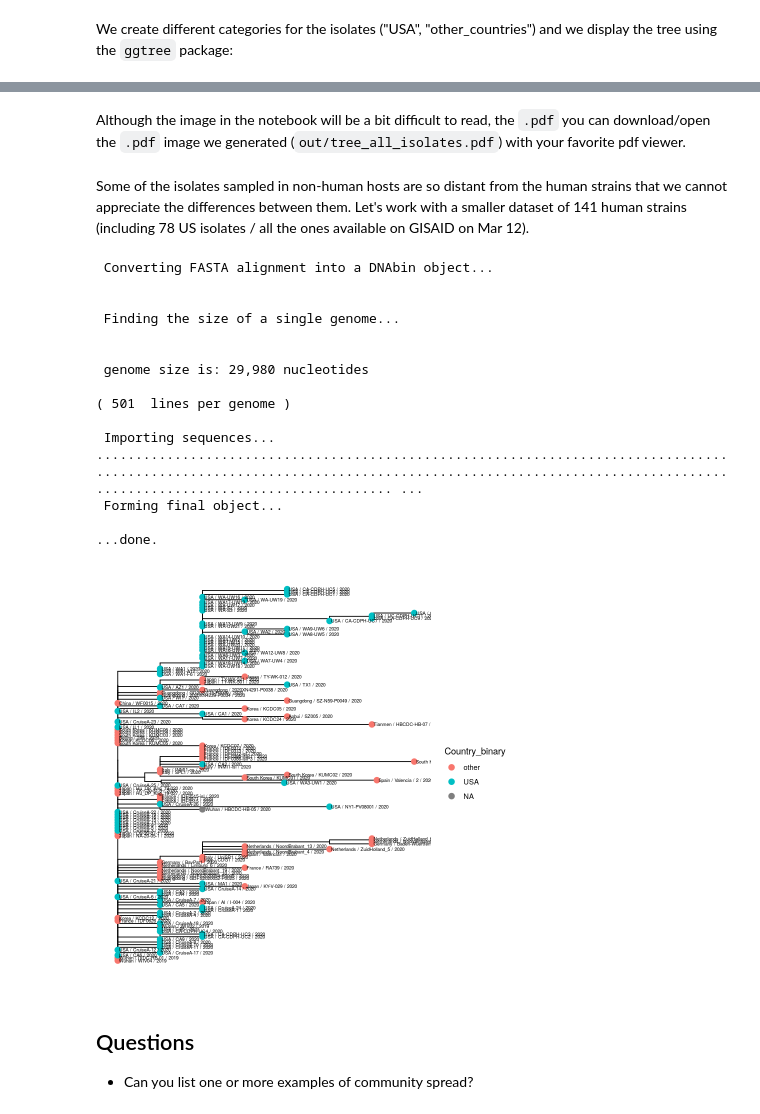
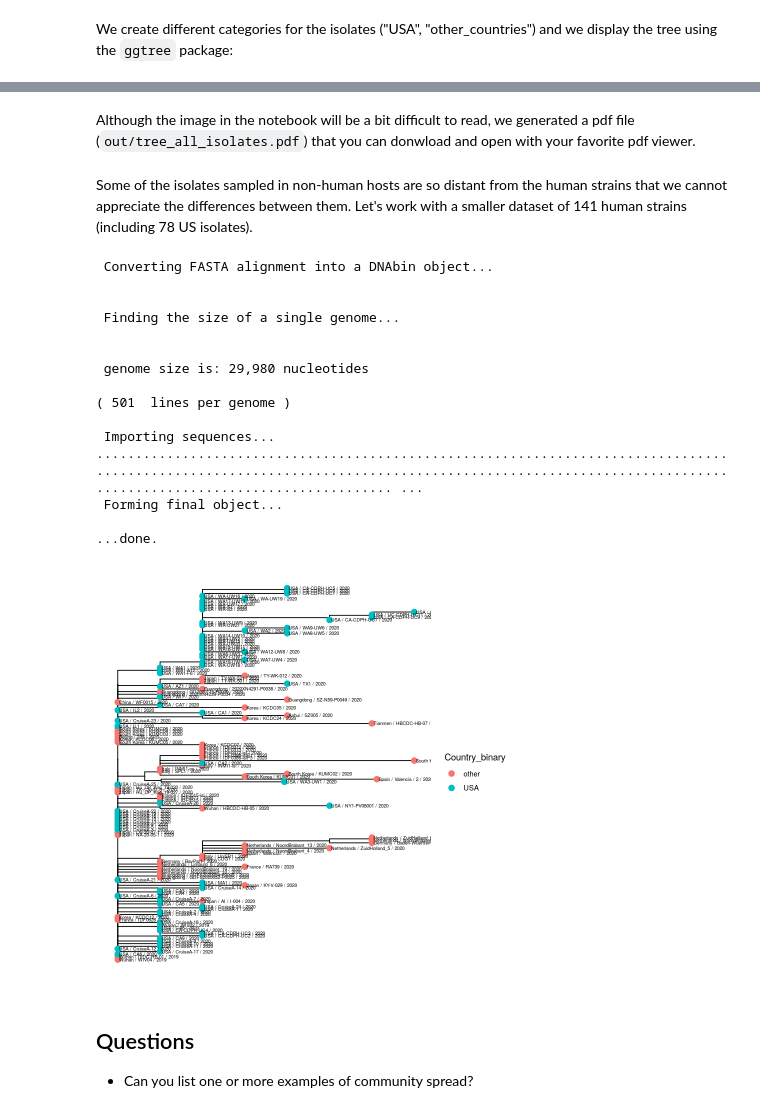
Before and after one commit to farhat-lab/AISC610_darwinian_medicine, a Jupyter notebook: tree_SarsCoV2.ipynb, the cells around one changed output, grey strips where cells are left out. Saved outputs shown, nothing was run; the diff lists cells and outputs as text; code cells hidden in the pictures.

Commit message:
Updated both notebooks. Added more explanations, links and fixed a few bugs on the CoV notebook (NAs in categories displayed on the tree)

```diff
--- a/tree_SarsCoV2.ipynb
+++ b/tree_SarsCoV2.ipynb
@@ -106,13 +109,13 @@ ggsave("out/tree_all_isolates.pdf",g_final, height = 70 , width = 30, limitsize=
 # %% [markdown]
-Although the image in the notebook will be a bit difficult to read, the `.pdf` you can download/open the `.pdf` image we generated (`out/tree_all_isolates.pdf`) with your favorite pdf viewer.
+Although the image in the notebook will be a bit difficult to read, we generated a pdf file  (`out/tree_all_isolates.pdf`) that you can donwload and open with your favorite pdf viewer.
 # %% [markdown]
-Some of the isolates sampled in non-human hosts are so distant from the human strains that we cannot appreciate the differences between them. Let's work with a smaller dataset of 141 human strains (including 78 US isolates / all the ones available on GISAID on Mar 12).
+Some of the isolates sampled in non-human hosts are so distant from the human strains that we cannot appreciate the differences between them. Let's work with a smaller dataset of 141 human strains (including 78 US isolates).
 # %%
 # we load the sequence alignments
 ali = fasta2DNAbin(file="data/sars_cov2_ali.fasta")
 
 # we calculate the distance between the sequences
-d_mat = dist.dna(ali_subset_human_strains)
+d_mat = dist.dna(ali)
 
 # we calculate the tree and root it
 tree = bionj(d_mat)
@@ -121,38 +124,39 @@ rtree=root(tree, outgroup="hCoV-19/Wuhan/WIV04/2019|EPI_ISL_402124")
 # we reformat the IDs to match the ones in the metadata table
 library(magrittr)
 rtree$tip.label = rtree$tip %>%
+gsub(pattern = "^ ", replacement = "") %>%
 gsub(pattern = "hCoV-19/", replacement = "") %>%
 gsub(pattern = "\\|[A-Z0-9_\\-]+", replacement = "",perl = TRUE) %>%
 gsub(pattern = "\\/", replacement = " \\/ ",perl = TRUE)
 
 # we load the metadata and create a new column: "USA" / "other_countries"
 md = read.csv("data/metadata/geo_loc.tsv",sep="\t")
 md$Country_binary = ifelse(md$Country == "USA","USA","other")
 md_sel=md[,c("Isolate_short_name","Country_binary")]
 
 # displaying tree
 library(ggtree)
 g=ggtree(rtree)
 g %<+% md_sel + geom_tippoint(aes(color=Country_binary), size=3) + geom_tiplab(size=2)
 g_final = g %<+% md_sel + geom_tippoint(aes(color=Country_binary), size=3) + geom_tiplab(size=3)
 ggsave("out/tree_us_vs_other_isolates.pdf",g_final, height = 20 , width = 30)
 # %% [output]
  Converting FASTA alignment into a DNAbin object...
 
 
  Finding the size of a single genome...
 
 
  genome size is: 29,980 nucleotides
 
 ( 501  lines per genome )
 
  Importing sequences...
 ........................................................................................................................................................................................................ ...
  Forming final object...
 
 ...done.
-[figure, old version]
+[figure, new version]
 # %% [markdown]
 ## Questions
 - Can you list one or more examples of community spread?
```
Also changed, not shown: parts of 12 cells of this notebook, 3 other files.
